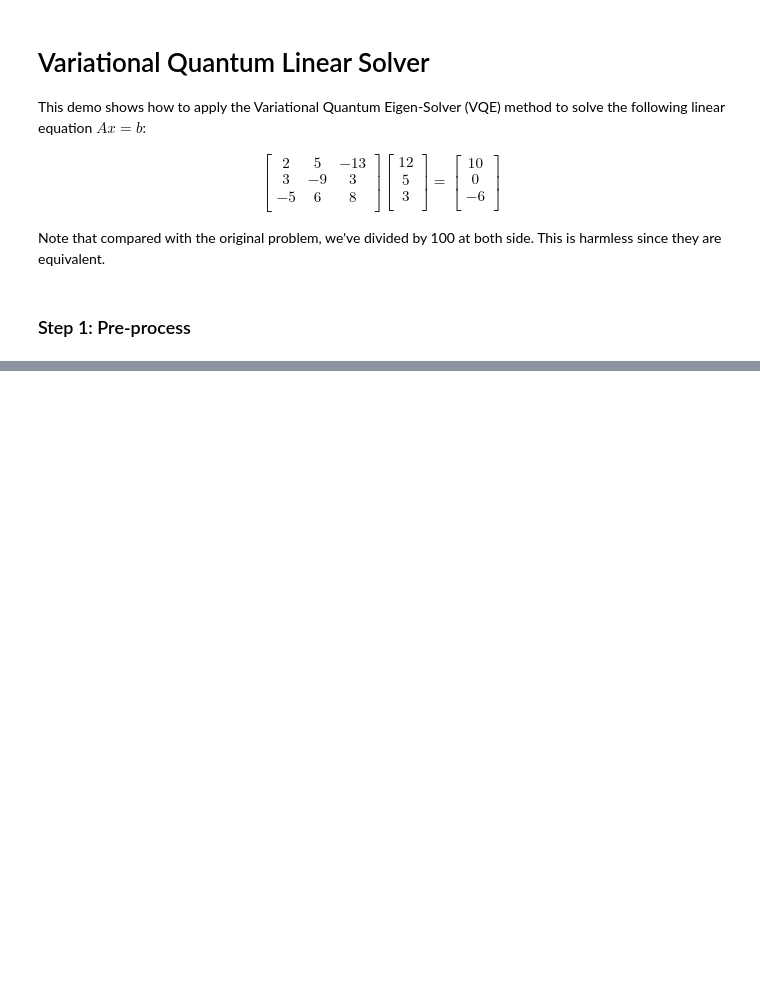
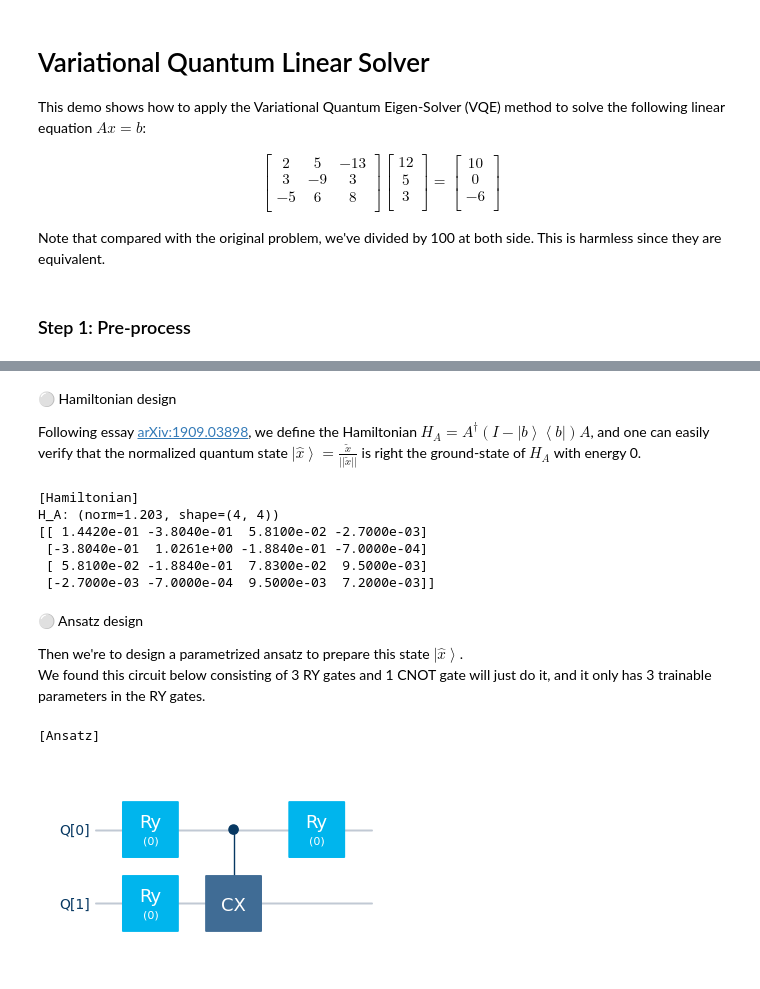
Before and after one commit to Kahsolt/VQLS-JiuZhang-PennyLane, a Jupyter notebook: submit.ipynb, the cells around one changed output, grey strips where cells are left out. Cells and saved outputs as stored; diff of their text form; code cells hidden in the pictures; blank space fills up the shorter version.

```diff
--- a/submit.ipynb
+++ b/submit.ipynb
@@ -99,0 +119,39 @@ NOTE: the PennyLane implementation has slight better numerical accuracy than the
+# %% [markdown]
+⚪ Hamiltonian design
+
+Following essay [arXiv:1909.03898](https://arxiv.org/abs/1909.03898), we define the Hamiltonian $ H_A = A^\dagger (I - \left| b \right> \left< b \right|) A $, and one can easily verify that the normalized quantum state $ \left| \hat x \right> = \frac{\tilde x}{||\tilde x||} $ is right the ground-state of $ H_A $ with energy 0.
+# %%
+n_qubits = int(np.ceil(np.log2(A.shape[0])))
+H_A = A.conj().T @ (np.eye(2**n_qubits) - b @ b.conj().T) @ A    # Eq. 6
+print('[Hamiltonian]')
+print_matrix(H_A, 'H_A')
+# %% [output]
+[Hamiltonian]
+H_A: (norm=1.203, shape=(4, 4))
+[[ 1.4420e-01 -3.8040e-01  5.8100e-02 -2.7000e-03]
+ [-3.8040e-01  1.0261e+00 -1.8840e-01 -7.0000e-04]
+ [ 5.8100e-02 -1.8840e-01  7.8300e-02  9.5000e-03]
+ [-2.7000e-03 -7.0000e-04  9.5000e-03  7.2000e-03]]
+# %% [markdown]
+⚪ Ansatz design
+
+Then we're to design a parametrized ansatz to prepare this state $ \left| \hat x \right> $.
+We found this circuit below consisting of 3 RY gates and 1 CNOT gate will just do it, and it only has 3 trainable parameters in the RY gates.
+# %%
+from spinqit import Circuit, Ry, CNOT
+from spinqit.view import draw
+from spinqit import get_compiler
+
+print('[Ansatz]')
+circ = Circuit()
+qv = circ.allocateQubits(n_qubits)
+circ << (Ry, qv[0], 0)
+circ << (Ry, qv[1], 0)
+circ << (CNOT, [qv[0], qv[1]])
+circ << (Ry, qv[0], 0)
+compiler = get_compiler('native')
+ir = compiler.compile(circ, level=0)
+draw(ir)
+# %% [output]
+[Ansatz]
+[figure, added]
```
Also changed, not shown: parts of 13 cells of this notebook.
